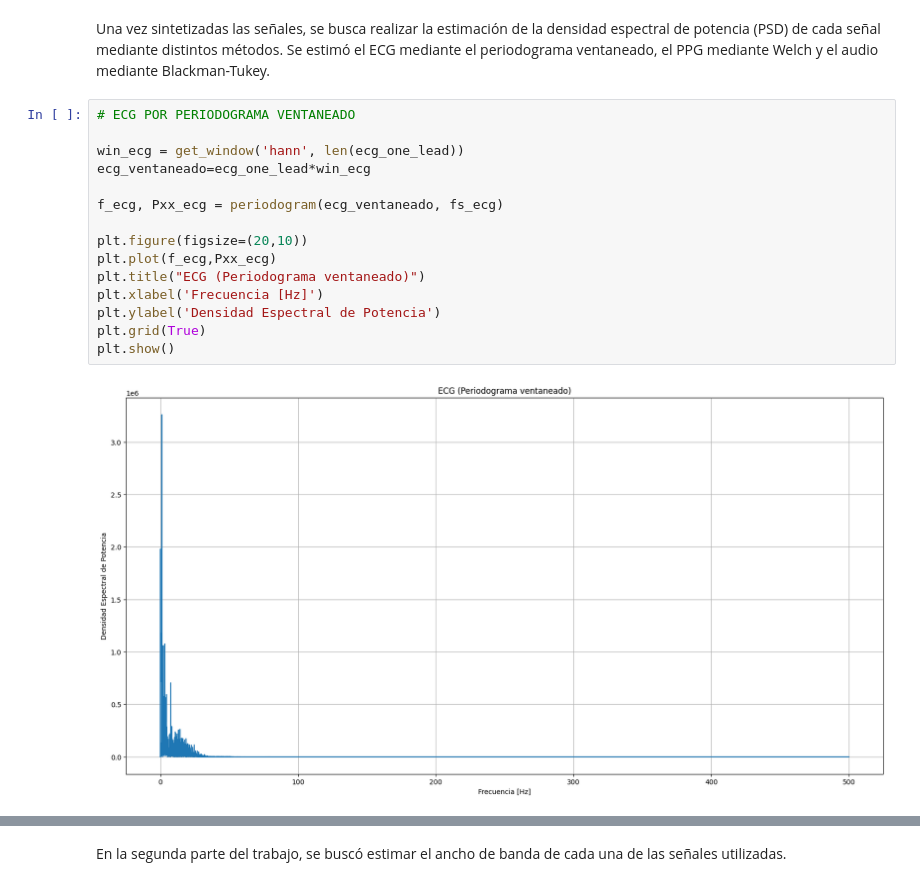
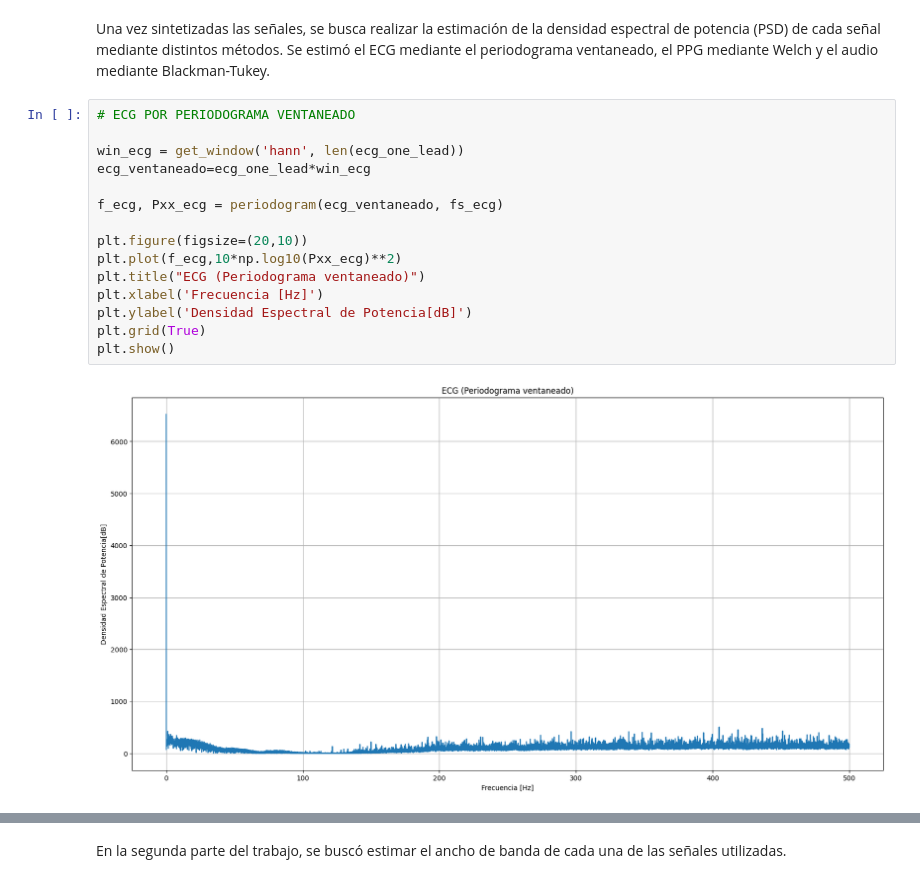
Before and after one commit to LolaPampin07/TS5, a Jupyter notebook: ts5.ipynb, the cells around one changed output, grey strips where cells are left out. Cells and saved outputs as stored; diff of their text form.

```diff
--- a/ts5.ipynb
+++ b/ts5.ipynb
@@ -195,20 +195,20 @@ Una vez sintetizadas las señales, se busca realizar la estimación de la densid
 # %%
 # ECG POR PERIODOGRAMA VENTANEADO
 
 win_ecg = get_window('hann', len(ecg_one_lead))
 ecg_ventaneado=ecg_one_lead*win_ecg
 
 f_ecg, Pxx_ecg = periodogram(ecg_ventaneado, fs_ecg)
 
 plt.figure(figsize=(20,10))
-plt.plot(f_ecg,Pxx_ecg)
+plt.plot(f_ecg,10*np.log10(Pxx_ecg)**2)
 plt.title("ECG (Periodograma ventaneado)")
 plt.xlabel('Frecuencia [Hz]')
-plt.ylabel('Densidad Espectral de Potencia')
+plt.ylabel('Densidad Espectral de Potencia[dB]')
 plt.grid(True)
 plt.show()
 # %% [output]
-[figure, old version]
+[figure, new version]
 # %%
 # PPG por welch
 
```
Also changed, not shown: parts of 2 cells of this notebook.
